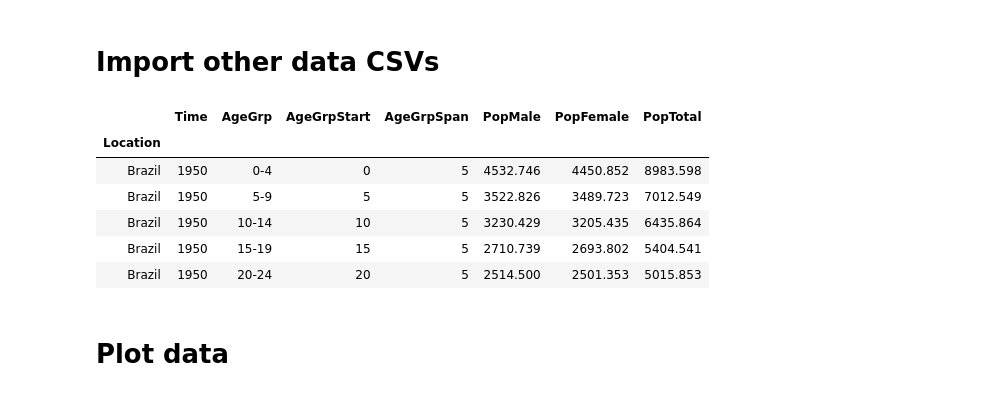
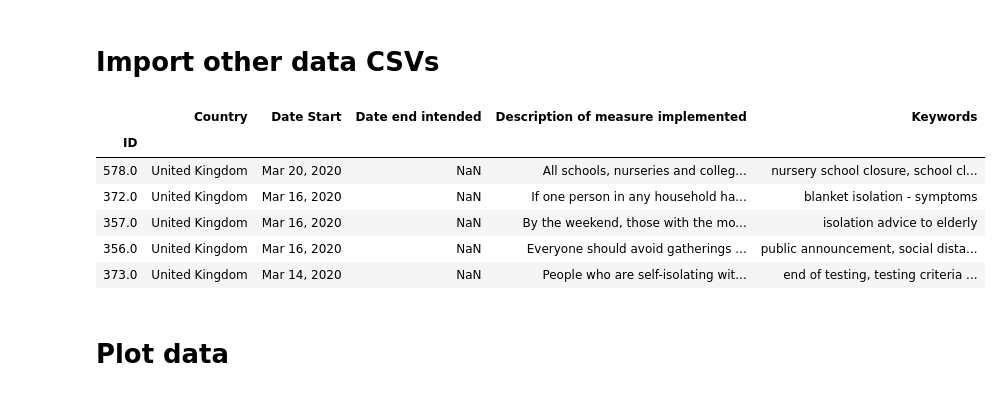
Before and after one commit to andreascaudo/datasciencebusiness, a Jupyter notebook: data_analysis.ipynb, the cells around one changed output. Saved outputs shown, nothing was run; the diff lists cells and outputs as text; code cells hidden in the pictures.

Commit message:
Data Lockdown

```diff
--- a/data_analysis.ipynb
+++ b/data_analysis.ipynb
@@ -149,19 +149,21 @@ We extract the information needed and parsed into new csv files through the code
 # %%
 path_gdp = os.getcwd() + "/parsed_data/world/GDP.csv"
 path_population = os.getcwd() + "/parsed_data/world/Population.csv"
+path_lockdown = os.getcwd() + "/parsed_data/world/Lockdown.csv"
 
 gdp = pd.read_csv(path_gdp, index_col = 0)
 population = pd.read_csv(path_population, index_col = 0)
+lockdown = pd.read_csv(path_lockdown, index_col = 0)
 
-population.head()
+lockdown.head()
 # %% [output]
-|  | Time | AgeGrp | AgeGrpStart | AgeGrpSpan | PopMale | PopFemale | PopTotal |
-| Location |  |  |  |  |  |  |  |
-| Brazil | 1950 | 0-4 | 0 | 5 | 4532.746 | 4450.852 | 8983.598 |
-| Brazil | 1950 | 5-9 | 5 | 5 | 3522.826 | 3489.723 | 7012.549 |
-| Brazil | 1950 | 10-14 | 10 | 5 | 3230.429 | 3205.435 | 6435.864 |
-| Brazil | 1950 | 15-19 | 15 | 5 | 2710.739 | 2693.802 | 5404.541 |
-| Brazil | 1950 | 20-24 | 20 | 5 | 2514.500 | 2501.353 | 5015.853 |
+|  | Country | Date Start | Date end intended | Description of measure implemented | Keywords |
+| ID |  |  |  |  |  |
+| 578.0 | United Kingdom | Mar 20, 2020 | NaN | All schools, nurseries and colleg... | nursery school closure, school cl... |
+| 372.0 | United Kingdom | Mar 16, 2020 | NaN | If one person in any household ha... | blanket isolation - symptoms |
+| 357.0 | United Kingdom | Mar 16, 2020 | NaN | By the weekend, those with the mo... | isolation advice to elderly |
+| 356.0 | United Kingdom | Mar 16, 2020 | NaN | Everyone should avoid gatherings ... | public announcement, social dista... |
+| 373.0 | United Kingdom | Mar 14, 2020 | NaN | People who are self-isolating wit... | end of testing, testing criteria ... |
 # %% [markdown]
 # Plot data
 # %% [markdown]
```
Also changed, not shown: parts of 13 cells of this notebook, 6 other files.
